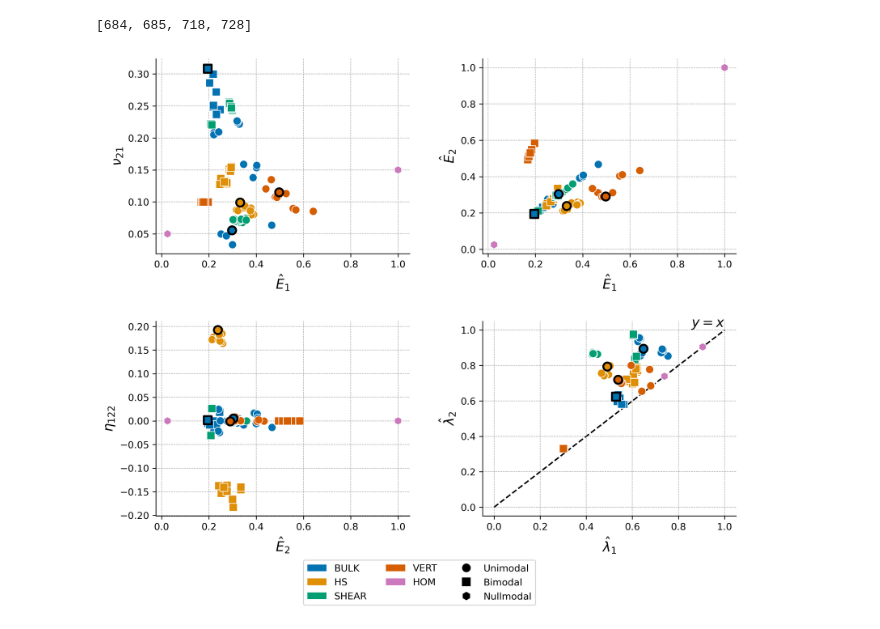
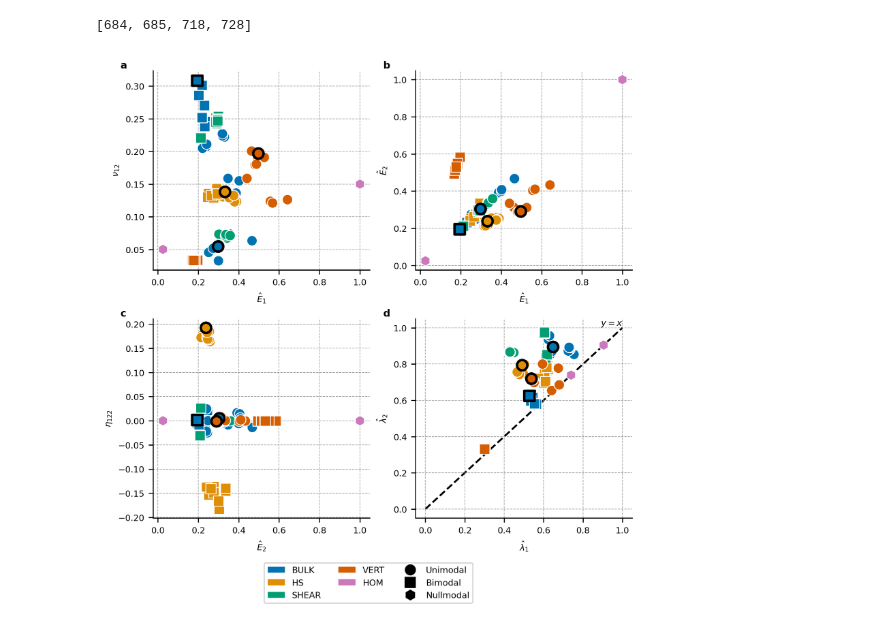
Before and after one commit to TransformativeRoboticsLab/FDE-Metamaterials, a Jupyter notebook: analysis/fig4.ipynb, the cells around one changed output. Drawn from its saved outputs; the diff is of its cells as text; code cells hidden in the pictures.

```diff
--- a/analysis/fig4.ipynb
+++ b/analysis/fig4.ipynb
@@ -100,9 +97,10 @@ df = pd.concat([df, hom_samples])
 
 hi_df = df.loc[highlight_idxs].sort_values(by='basis_v')
 # %%
-FONTSIZE = 14
-
-fig, axs = plt.subplots(2, 2, figsize=(10, 8))
+FONTSIZE = 7
+cm2in = 1/2.54
+width, height = 18*cm2in-1., 14.4*cm2in
+fig, axs = plt.subplots(2, 2, figsize=(width, height))
 # the same kwargs used for all plots
 kwargs = dict(
     hue='basis_v',
@@ -114,20 +112,28 @@ kwargs = dict(
 )
 # pairs of x and y keys into the dataframe
 xys = (
-    ('E1', 'nu21'),
+    ('E1', 'nu12'),
     ('E1', 'E2'),
     ('E2', 'eta122'),
     ('Normed_Eigenvalue_0', 'Normed_Eigenvalue_1')
 )
 # actual text we want as axes labels
-labs = (
-    (r'$\hat{E}_1$', r'$\nu_{21}$'),
+xy_labs = (
+    (r'$\hat{E}_1$', r'$\nu_{12}$'),
     (r'$\hat{E}_1$', r'$\hat{E}_2$'),
     (r'$\hat{E}_2$', r'$\eta_{122}$'),
     (r'$\hat{\lambda}_1$', r'$\hat{\lambda}_2$')
 )
 
-for ax, xy, lab in zip(axs.flatten(), xys, labs):
+subplot_labs = (
+    'a',
+    'b',
+    'c',
+    'd'
+)
+
+for ax, xy, xy_lab, sp_lab in zip(axs.flatten(), xys, xy_labs, subplot_labs):
+    # main data
     sns.scatterplot(data=df,
                     x=xy[0],
                     y=xy[1],
@@ -143,43 +149,56 @@ for ax, xy, lab in zip(axs.flatten(), xys, labs):
                     lw=2,
                     hue_order=df['basis_v'].unique(),
                     **kwargs)
-    ax.set_xlabel(lab[0], fontsize=FONTSIZE)
-    ax.set_ylabel(lab[1], fontsize=FONTSIZE)
-    [ax.spines[s].set_visible(False) for s in ('top', 'right')]
-    plt.tight_layout(pad=3.0)
-    ax.set_axisbelow(True)
+    # set subplot font sizes
+    ax.set_xlabel(xy_lab[0], fontsize=FONTSIZE)
+    ax.set_ylabel(xy_lab[1], fontsize=FONTSIZE)
+    ax.tick_params(axis='both', which='major', labelsize=FONTSIZE)
+    # subplot labels
+    ax.text(-0.15, 1.05, sp_lab,
+            transform=ax.transAxes,
+            fontsize=8,
+            fontweight='bold',
+            verticalalignment='top',
+            horizontalalignment='left',
+            )
+    # add grid and make sure it is below data
     ax.grid(True, which='both', linestyle='--',
             linewidth=0.5, color='grey', alpha=0.7)
+    ax.set_axisbelow(True)
+    # remove unnecesarry spines
+    [ax.spines[s].set_visible(False) for s in ('top', 'right')]
+
+plt.tight_layout(pad=0.5)
 
 # y=x for eigenvalue plot
 axs[1][1].plot([0, 1], [0, 1], color='k', linestyle='--', zorder=0)
 axs[1][1].text(1, 1, r'$y=x$', fontsize=FONTSIZE,
                verticalalignment='bottom', horizontalalignment='right')
 
 color_legend = [Patch(facecolor=c, label=l)
                 for l, c in
                 zip(df['basis_v'].unique(),
                     sns.color_palette(kwargs['palette'])[:5])]
 
 marker_legend = [Line2D([0], [0],
                         marker=m,
                         color='w',
                         markerfacecolor='k',
                         markersize=10,
                         linestyle='None',
                         label=l)
                  for m, l in
                  zip(kwargs['markers'].values(),
                      ['Unimodal', 'Bimodal', 'Nullmodal'])]
 # dummy legend adds a blank spot to the legend so all the markers are in their own column
 dummy_legend = [Line2D([], [], color='none', label='')]
 
 fig.legend(handles=color_legend + dummy_legend + marker_legend,
            loc='upper center',
            ncol=3,
-           bbox_to_anchor=(0.5, 0.05),
-           fontsize=10)
+           bbox_to_anchor=(0.5, 0.0),
+           fontsize=FONTSIZE)
 
-fig.savefig('images/fig4.svg', format='svg')
+fig.savefig('images/fig4.svg', format='svg', bbox_inches='tight')
 # %% [output]
-[figure, old version]
+[figure, new version]
```
Also changed, not shown: parts of 1 cell of this notebook, 1 other file.
